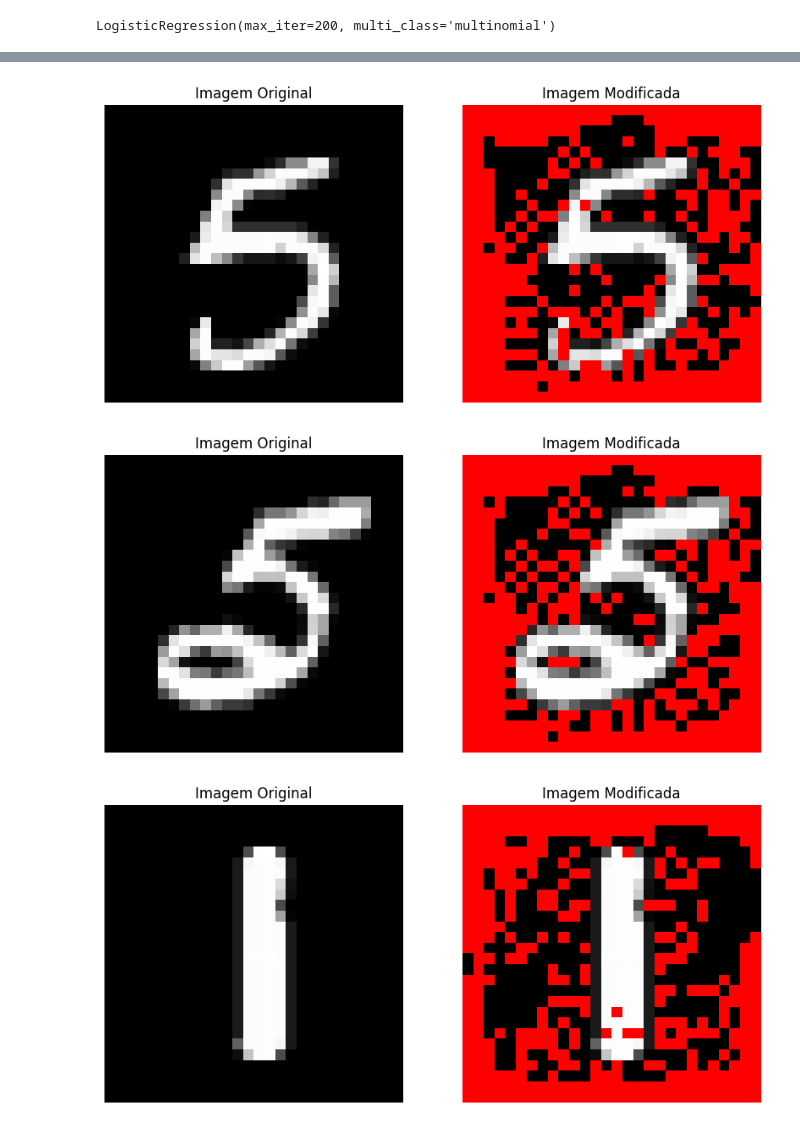
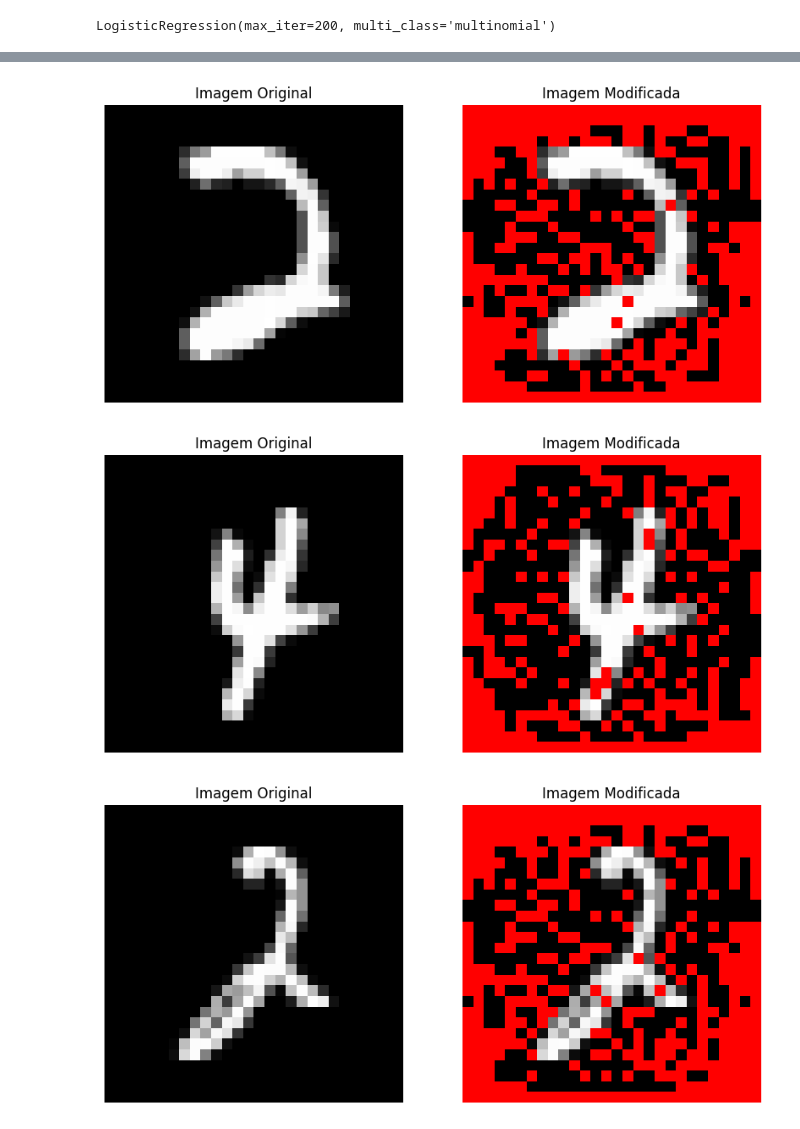
Before and after one commit to gleilsonpedro/PPGCC_RA, a Jupyter notebook: app.ipynb, the cells around one changed output, grey strips where cells are left out. Cells and saved outputs as stored; diff of their text form; code cells hidden in the pictures.

```diff
--- a/app.ipynb
+++ b/app.ipynb
@@ -26,7 +26,7 @@ X_iris = scaler.transform(X_iris)
 X, y = mnist.data, mnist.target
 y = y.astype(np.uint8)
 # %%
-classes_to_keep = [1, 5, 8]
+classes_to_keep = [2, 4, 7]
 mask = np.isin(y, classes_to_keep)
 X_filtered = X[mask]
 y_filtered = y[mask]
@@ -191,9 +191,9 @@ Explicação minimal para a entrada 9: [x_sepal width (cm) == 10416666666666663/
 # %%
 for i in range(4):
-    if(predictions[i] == 1):
+    if(predictions[i] == 2):
         formula = And(logistic_reg1_term > logistic_reg2_term, logistic_reg1_term > logistic_reg3_term)
 
-    elif(predictions[i] == 5):
+    elif(predictions[i] == 4):
         formula = And(logistic_reg2_term > logistic_reg1_term, logistic_reg2_term > logistic_reg3_term)
 
     else:
@@ -220,3 +220,3 @@ for i in range(4):
-[figure, old version]
+[figure, new version]
-[figure, old version]
+[figure, new version]
-[figure, old version]
+[figure, new version]
```
Also changed, not shown: parts of 5 cells of this notebook.
